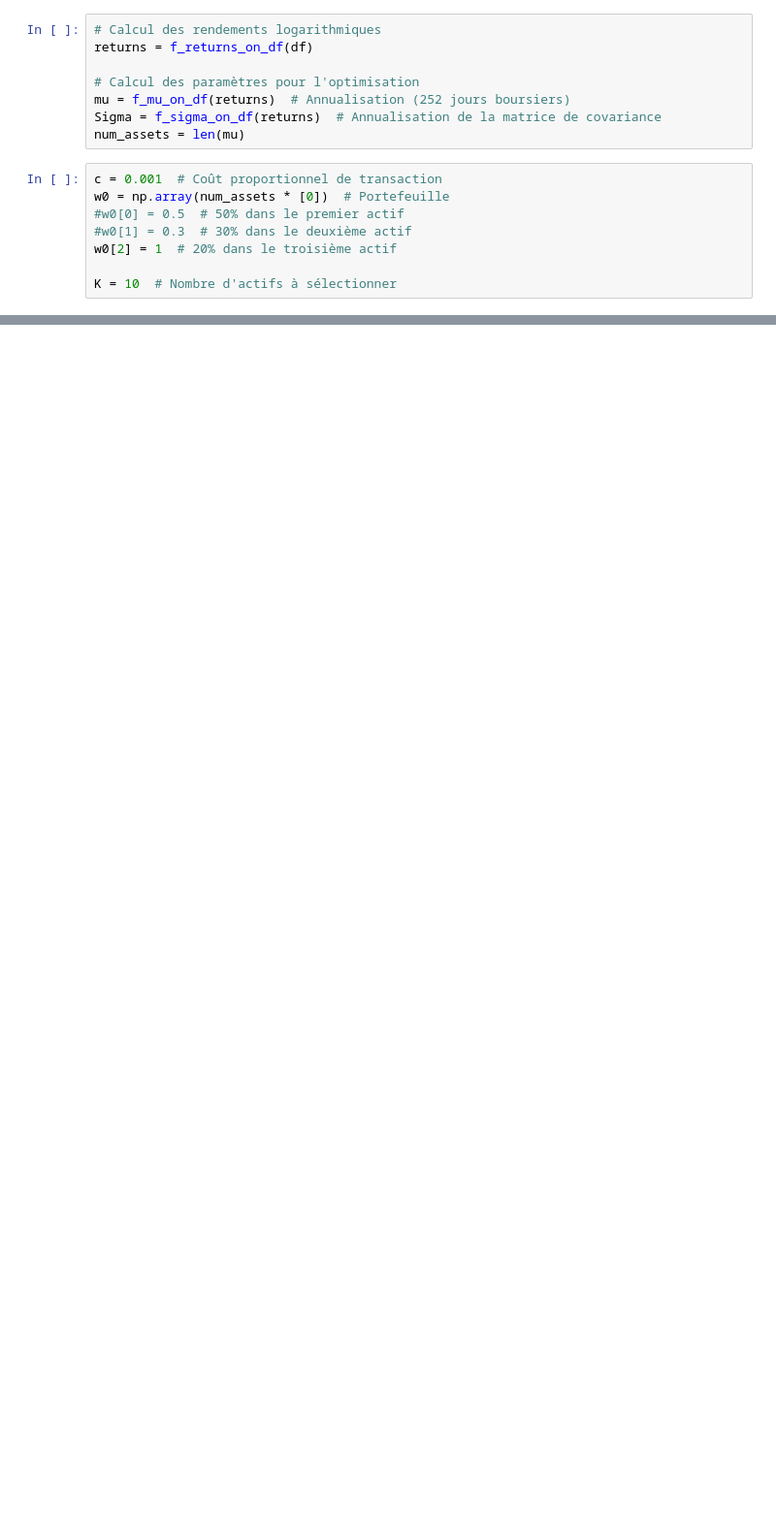
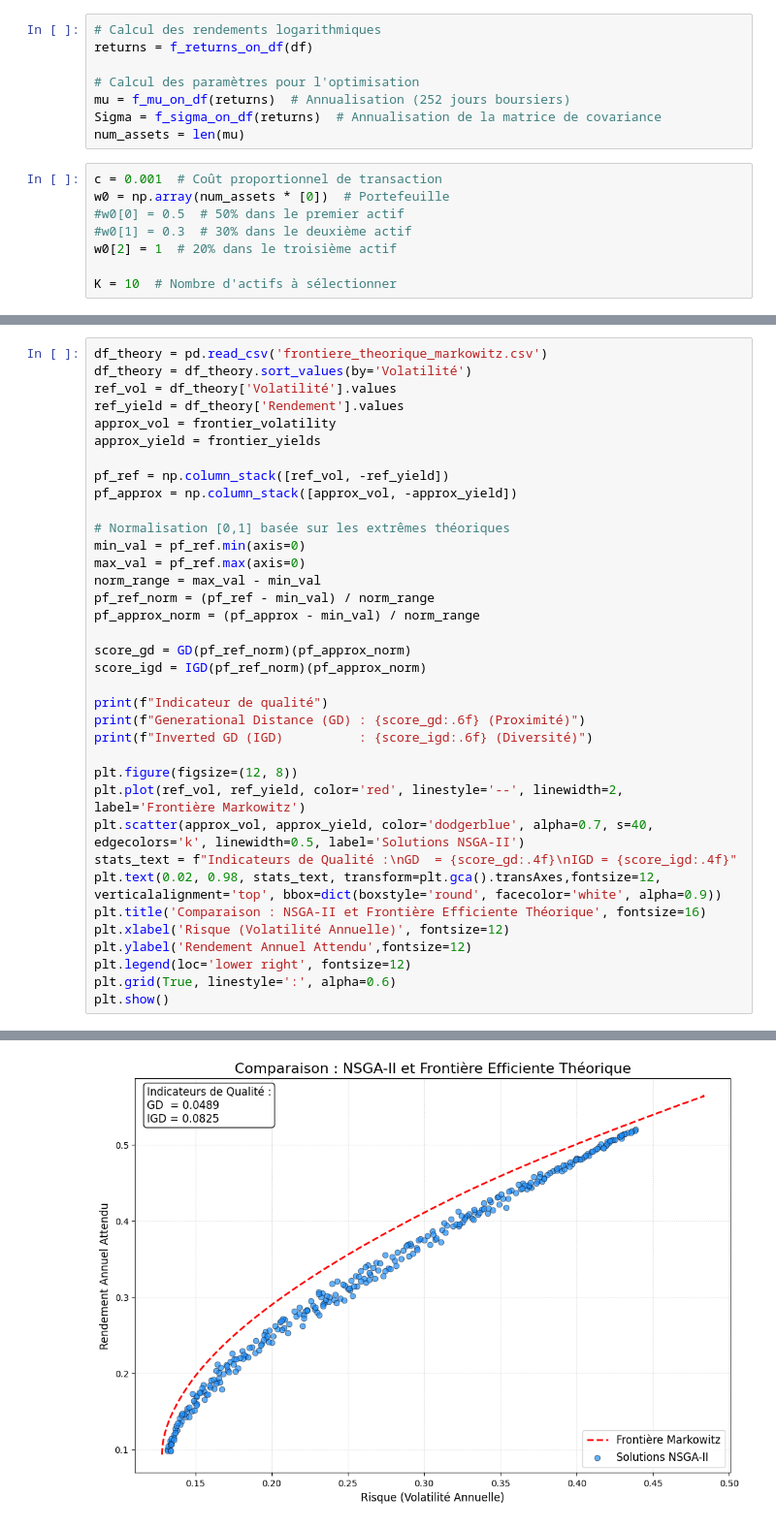
Before and after one commit to corazon008/MulticriteiaOptimization-Project, a Jupyter notebook: notebooks/step2-nsga.ipynb, the cells around one changed output, grey strips where cells are left out. Shown: that part at 97% size. Cells and saved outputs as stored; diff of their text form; blank space fills up the shorter version.

Commit message:
Ajout calcul indicateur qualité

```diff
--- a/notebooks/step2-nsga.ipynb
+++ b/notebooks/step2-nsga.ipynb
@@ -72,0 +113,37 @@ for i, weight in enumerate(w_min):
+# %%
+df_theory = pd.read_csv('frontiere_theorique_markowitz.csv')
+df_theory = df_theory.sort_values(by='Volatilité')
+ref_vol = df_theory['Volatilité'].values
+ref_yield = df_theory['Rendement'].values
+approx_vol = frontier_volatility
+approx_yield = frontier_yields
+
+pf_ref = np.column_stack([ref_vol, -ref_yield])
+pf_approx = np.column_stack([approx_vol, -approx_yield])
+
+# Normalisation [0,1] basée sur les extrêmes théoriques
+min_val = pf_ref.min(axis=0)
+max_val = pf_ref.max(axis=0)
+norm_range = max_val - min_val
+pf_ref_norm = (pf_ref - min_val) / norm_range
+pf_approx_norm = (pf_approx - min_val) / norm_range
+
+score_gd = GD(pf_ref_norm)(pf_approx_norm)
+score_igd = IGD(pf_ref_norm)(pf_approx_norm)
+
+print(f"Indicateur de qualité")
+print(f"Generational Distance (GD) : {score_gd:.6f} (Proximité)")
+print(f"Inverted GD (IGD)          : {score_igd:.6f} (Diversité)")
+
+plt.figure(figsize=(12, 8))
+plt.plot(ref_vol, ref_yield, color='red', linestyle='--', linewidth=2, label='Frontière Markowitz')
+plt.scatter(approx_vol, approx_yield, color='dodgerblue', alpha=0.7, s=40, edgecolors='k', linewidth=0.5, label='Solutions NSGA-II')
+stats_text = f"Indicateurs de Qualité :\nGD  = {score_gd:.4f}\nIGD = {score_igd:.4f}"
+plt.text(0.02, 0.98, stats_text, transform=plt.gca().transAxes,fontsize=12, verticalalignment='top', bbox=dict(boxstyle='round', facecolor='white', alpha=0.9))
+plt.title('Comparaison : NSGA-II et Frontière Efficiente Théorique', fontsize=16)
+plt.xlabel('Risque (Volatilité Annuelle)', fontsize=12)
+plt.ylabel('Rendement Annuel Attendu',fontsize=12)
+plt.legend(loc='lower right', fontsize=12)
+plt.grid(True, linestyle=':', alpha=0.6)
+plt.show()
+# %% [output]
@@ -72,0 +153 @@ for i, weight in enumerate(w_min):
+[figure, added]
```
Also changed, not shown: parts of 5 cells of this notebook, 1 other file.
